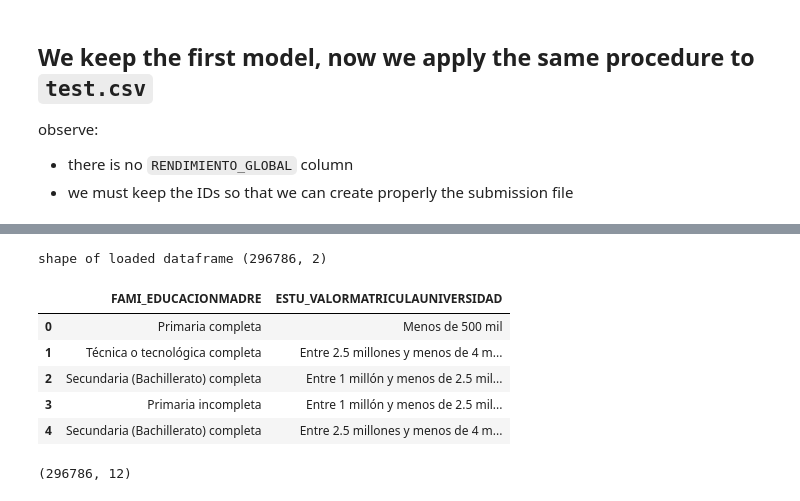
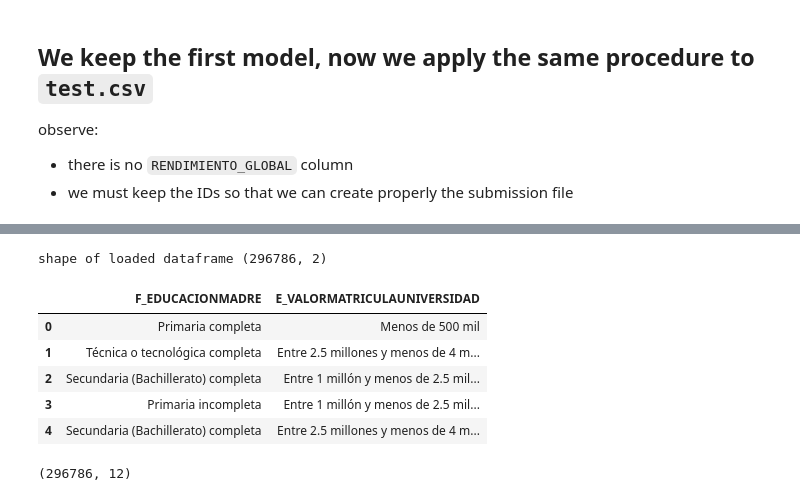
Before and after one commit to JhoanVillaNO/proyectoKaggle, a Jupyter notebook: 01 - exploración.ipynb, the cells around one changed output, grey strips where cells are left out. Saved outputs shown, nothing was run; the diff lists cells and outputs as text; code cells hidden in the pictures.

```diff
--- a/01 - exploración.ipynb
+++ b/01 - exploración.ipynb
@@ -403,11 +397,11 @@ zt
 # %%
 zt_ids = zt['ID'].values
-zt = zt[['FAMI_EDUCACIONMADRE', 'ESTU_VALORMATRICULAUNIVERSIDAD']]
+zt = zt[['F_EDUCACIONMADRE', 'E_VALORMATRICULAUNIVERSIDAD']]
 print ("shape of loaded dataframe", zt.shape)
 zt.head()
 # %% [output]
 shape of loaded dataframe (296786, 2)
-|  | FAMI_EDUCACIONMADRE | ESTU_VALORMATRICULAUNIVERSIDAD |
+|  | F_EDUCACIONMADRE | E_VALORMATRICULAUNIVERSIDAD |
 | 0 | Primaria completa | Menos de 500 mil |
 | 1 | Técnica o tecnológica completa | Entre 2.5 millones y menos de 4 m... |
 | 2 | Secundaria (Bachillerato) completa | Entre 1 millón y menos de 2.5 mil... |
```
Also changed, not shown: parts of 32 cells of this notebook.
